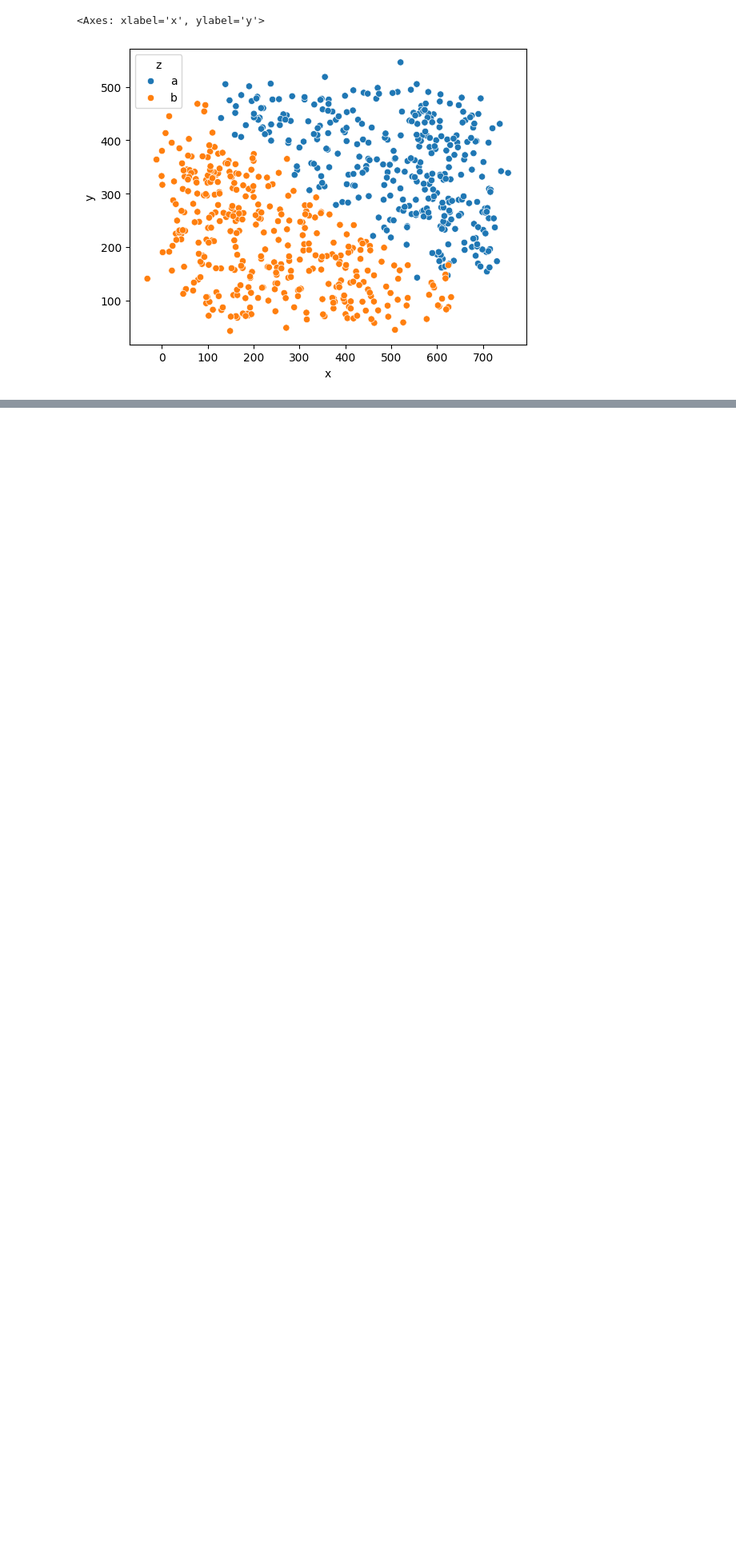
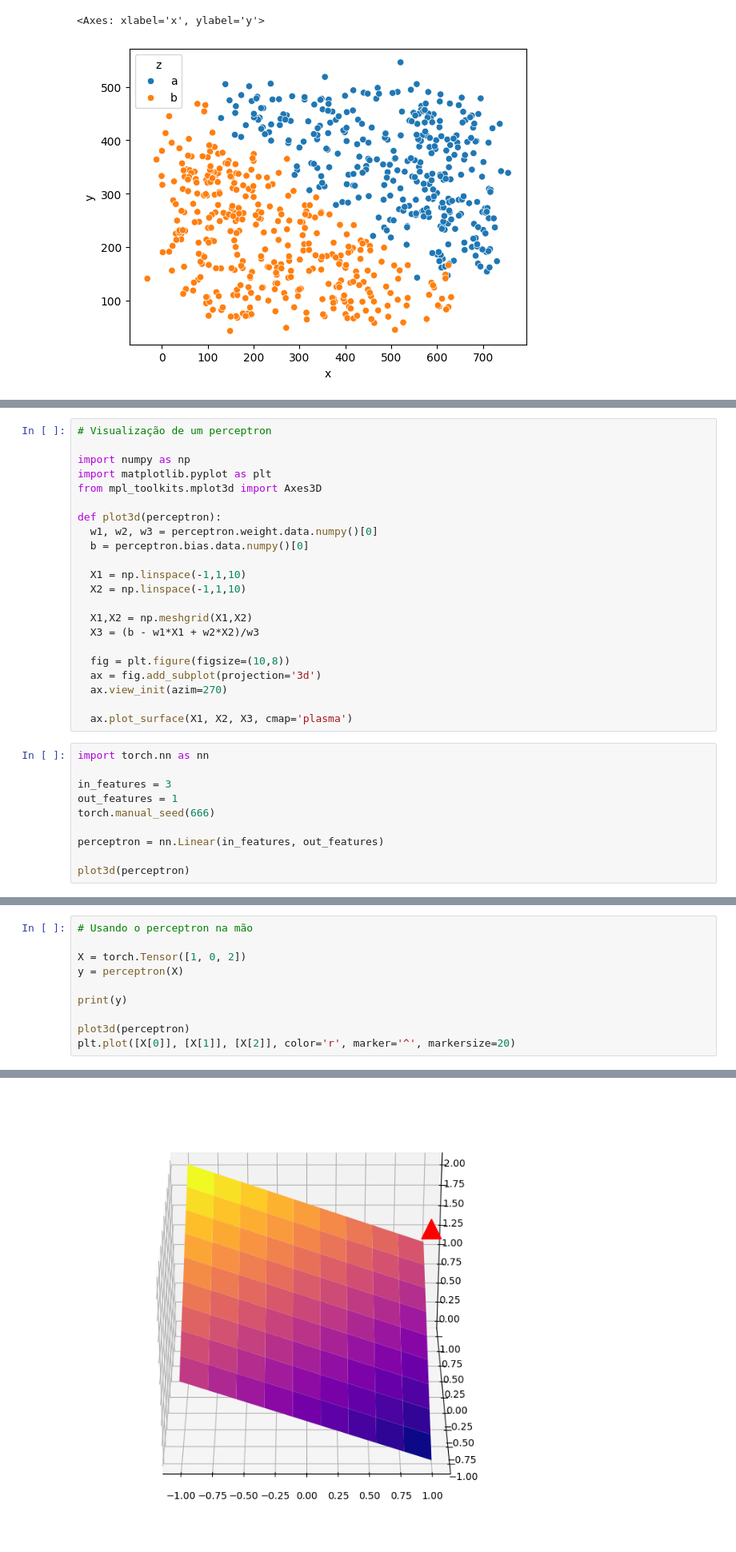
Before and after one commit to abasilio91/estudos_redes_neurais_pytorch, a Jupyter notebook: RNN_com_pytorch.ipynb, the cells around one changed output, grey strips where cells are left out. Shown: that part at 80% size. Drawn from its saved outputs; the diff is of its cells as text; blank space fills up the shorter version.

```diff
--- a/RNN_com_pytorch.ipynb
+++ b/RNN_com_pytorch.ipynb
@@ -88,0 +144,32 @@ tensor([0, 0, 0, 0, 0, 0, 0, 0, 0, 0, 0, 0, 0, 0, 0, 0, 0, 0, 0, 0, 0, 0, 0, 0,
+# %%
+# Visualização de um perceptron
+
+import numpy as np
+import matplotlib.pyplot as plt
+from mpl_toolkits.mplot3d import Axes3D
+
+def plot3d(perceptron):
+  w1, w2, w3 = perceptron.weight.data.numpy()[0]
+  b = perceptron.bias.data.numpy()[0]
+
+  X1 = np.linspace(-1,1,10)
+  X2 = np.linspace(-1,1,10)
+
+  X1,X2 = np.meshgrid(X1,X2)
+  X3 = (b - w1*X1 + w2*X2)/w3
+
+  fig = plt.figure(figsize=(10,8))
+  ax = fig.add_subplot(projection='3d')
+  ax.view_init(azim=270)
+
+  ax.plot_surface(X1, X2, X3, cmap='plasma')
+# %%
+import torch.nn as nn
+
+in_features = 3
+out_features = 1
+torch.manual_seed(666)
+
+perceptron = nn.Linear(in_features, out_features)
+
+plot3d(perceptron)
@@ -88,0 +178,11 @@ tensor([0, 0, 0, 0, 0, 0, 0, 0, 0, 0, 0, 0, 0, 0, 0, 0, 0, 0, 0, 0, 0, 0, 0, 0,
+# %%
+# Usando o perceptron na mão
+
+X = torch.Tensor([1, 0, 2])
+y = perceptron(X)
+
+print(y)
+
+plot3d(perceptron)
+plt.plot([X[0]], [X[1]], [X[2]], color='r', marker='^', markersize=20)
+# %% [output]
@@ -88,0 +191 @@ tensor([0, 0, 0, 0, 0, 0, 0, 0, 0, 0, 0, 0, 0, 0, 0, 0, 0, 0, 0, 0, 0, 0, 0, 0,
+[figure, added]
```
Also changed, not shown: parts of 13 cells of this notebook.
